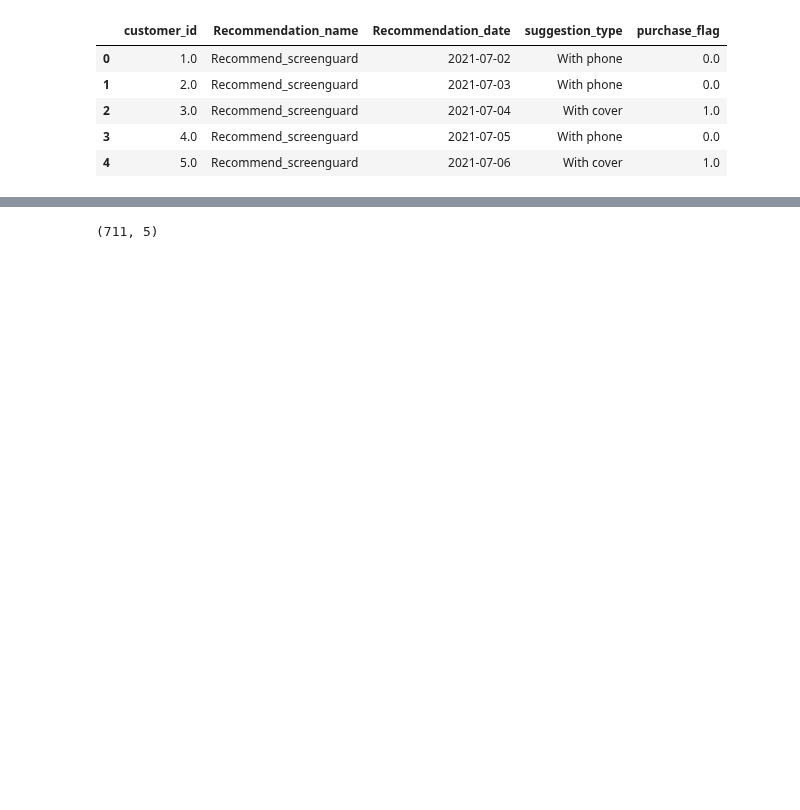
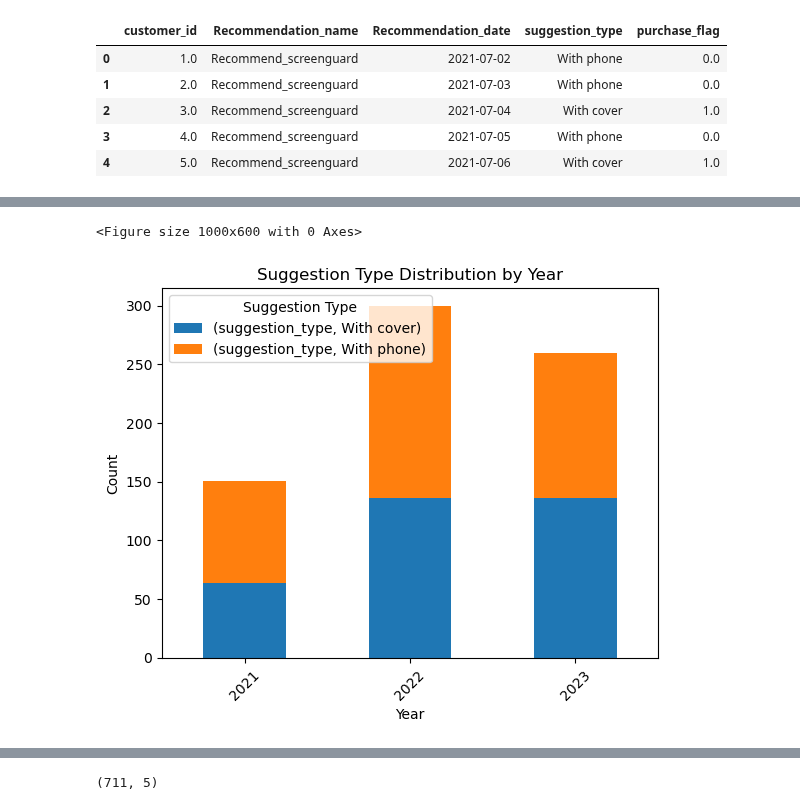
Before and after one commit to Tejjjj/AB-Testing, a Jupyter notebook: AB testing.ipynb, the cells around one changed output, grey strips where cells are left out. Drawn from its saved outputs; the diff is of its cells as text; code cells hidden in the pictures; blank space fills up the shorter version.

```diff
--- a/AB testing.ipynb
+++ b/AB testing.ipynb
@@ -24,0 +52,13 @@ data.head()
+# %%
+# converting date column into dd-mm-yyy format
+data['Recommendation_date'] = pd.to_datetime(data['Recommendation_date'])
+
+# extracting the year and create a new (year) column
+data['Year'] = data['Recommendation_date'].dt.year
+
+# extracting the year and create a new (month) column
+data['Month'] = data['Recommendation_date'].dt.month
+#df['Year-Month'] = food_data['Date'].dt.to_period('M')
+
+# Display the updated DataFrame
+data.head()
@@ -24,0 +72,16 @@ data.head()
+# %%
+#grouped_data = data.groupby(['Year', 'suggestion_type']).size().unstack(fill_value=0)
+grouped_data = data.groupby('Year').agg({'suggestion_type': 'value_counts'}).unstack(fill_value=0)
+
+# Plotting the EDA
+plt.figure(figsize=(10, 6))
+grouped_data.plot(kind='bar', stacked=True)
+plt.title('Suggestion Type Distribution by Year')
+plt.xlabel('Year')
+plt.ylabel('Count')
+plt.xticks(rotation=45)
+plt.legend(title='Suggestion Type')
+plt.show()
+# %% [output]
+<Figure size 1000x600 with 0 Axes>
+[figure, added]
```
Also changed, not shown: parts of 14 cells of this notebook.
